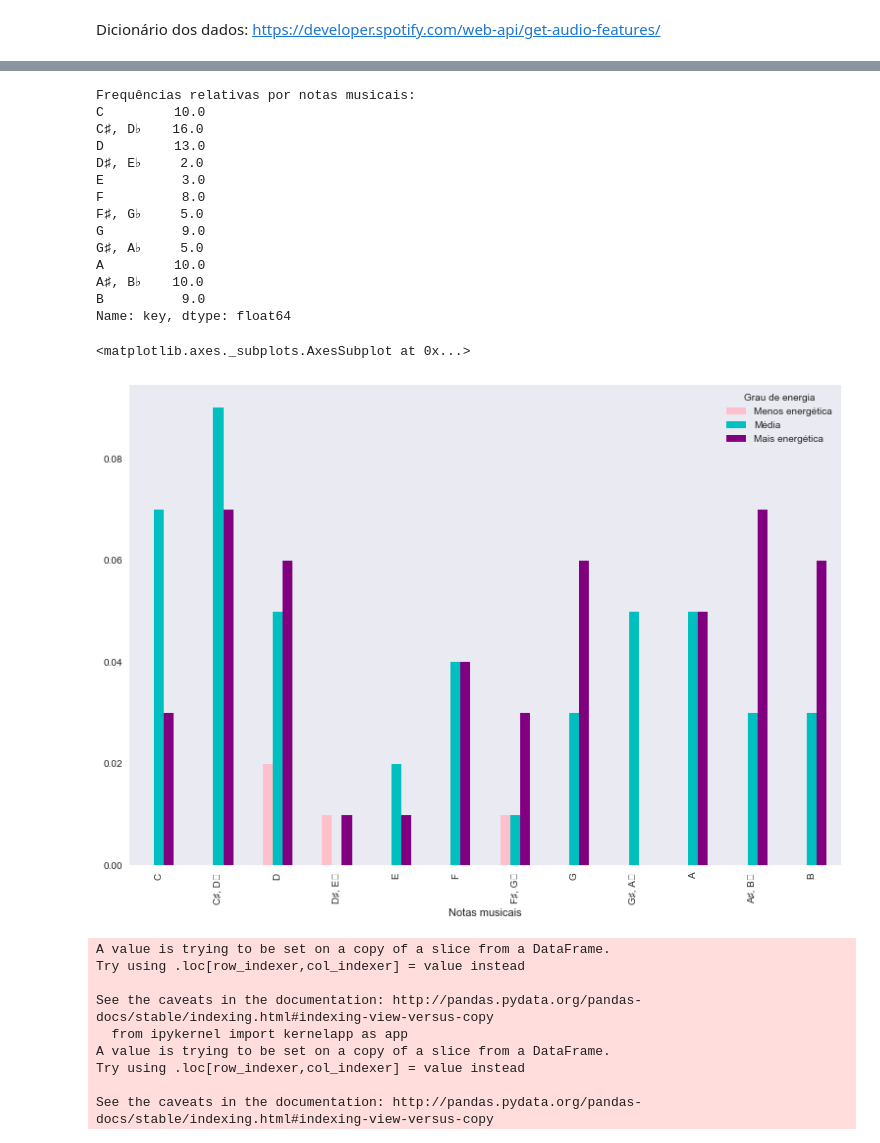
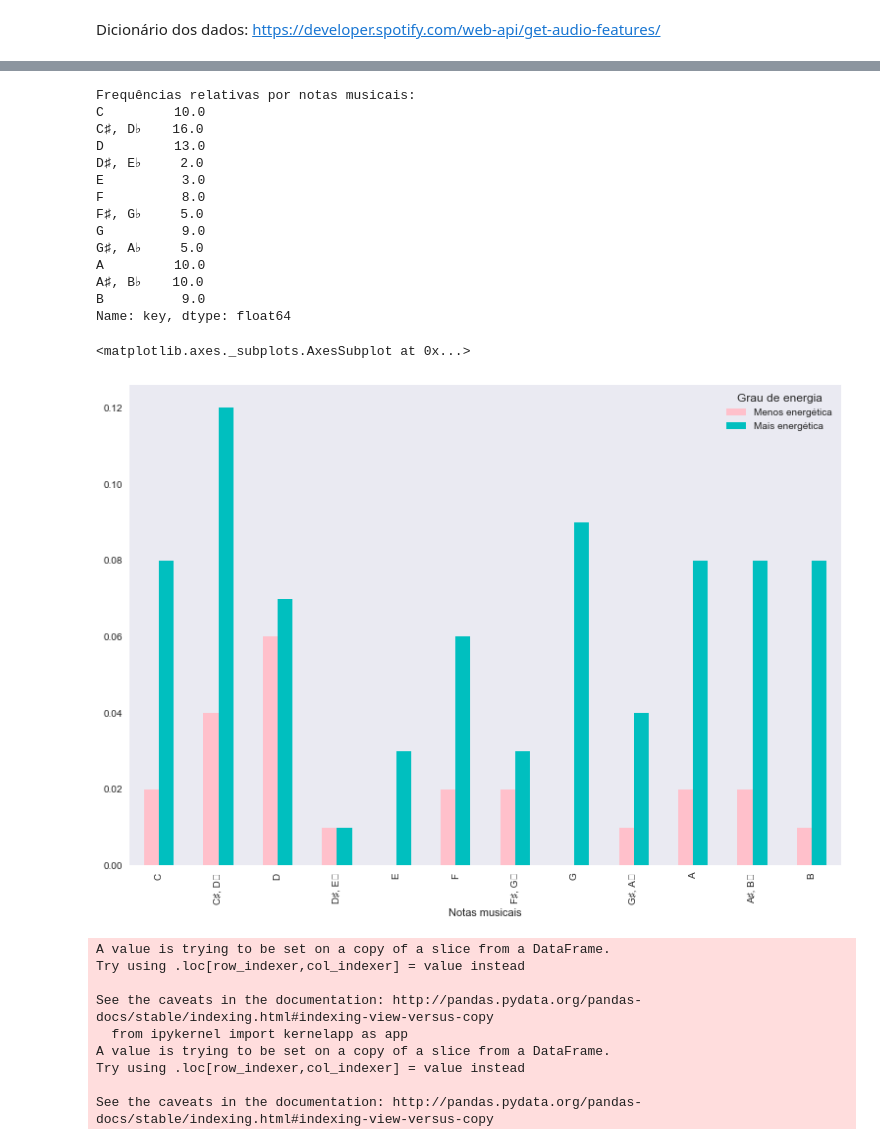
Before and after one commit to R09090909/Projeto3-cd, a Jupyter notebook: Projeto-3-CD-rascunho.ipynb, the cells around one changed output, grey strips where cells are left out. Cells and saved outputs as stored; diff of their text form; code cells hidden in the pictures.

```diff
--- a/Projeto-3-CD-rascunho.ipynb
+++ b/Projeto-3-CD-rascunho.ipynb
@@ -41,11 +41,10 @@ spotdata.notakey.cat.categories = (['C','C♯, D♭','D','D♯, E♭','E','F','F
 
 #filtrando/dividindo os Estados por Regiões:
 spotdata.energyy = spotdata.energy
-spotdata.energyy[(spotdata.energyy >= 0) & (spotdata.energyy < 0.33)] = [0]
-spotdata.energyy[(spotdata.energyy >= 0.33) & (spotdata.energyy < 0.66)] = [1]
-spotdata.energyy[(spotdata.energyy >= 0.66) & (spotdata.energyy < 1)] = [2]
+spotdata.energyy[(spotdata.energyy >= 0) & (spotdata.energyy < 0.5)] = [0]
+spotdata.energyy[(spotdata.energyy >= 0.5) & (spotdata.energyy < 1)] = [1]
 spotdata.energyy = spotdata.energyy.astype('category')
-spotdata.energyy.cat.categories = (['Menos energética','Média','Mais energética'])
+spotdata.energyy.cat.categories = (['Menos energética','Mais energética'])
 
 print('Frequências relativas por notas musicais:')
 ut1 = (spotdata.notakey.value_counts(normalize=True)*100).round(decimals=1).reindex(['C','C♯, D♭','D','D♯, E♭','E','F','F♯, G♭','G','G♯, A♭','A','A♯, B♭','B'])
@@ -75,19 +71,19 @@ See the caveats in the documentation: http://pandas.pydata.org/pandas-docs/stabl
 Frequências relativas por notas musicais:
 C         10.0
 C♯, D♭    16.0
 D         13.0
 D♯, E♭     2.0
 E          3.0
 F          8.0
 F♯, G♭     5.0
 G          9.0
 G♯, A♭     5.0
 A         10.0
 A♯, B♭    10.0
 B          9.0
 Name: key, dtype: float64
 <matplotlib.axes._subplots.AxesSubplot at 0x...>
-[figure, old version]
+[figure, new version]
 # %%
 #para o treinamento do computador dos 100 primeiros termos
 spotdata['mode12key'] = spotdata['mode']*12 + spotdata['key']
```
Also changed, not shown: parts of 15 cells of this notebook, 2 other files.
